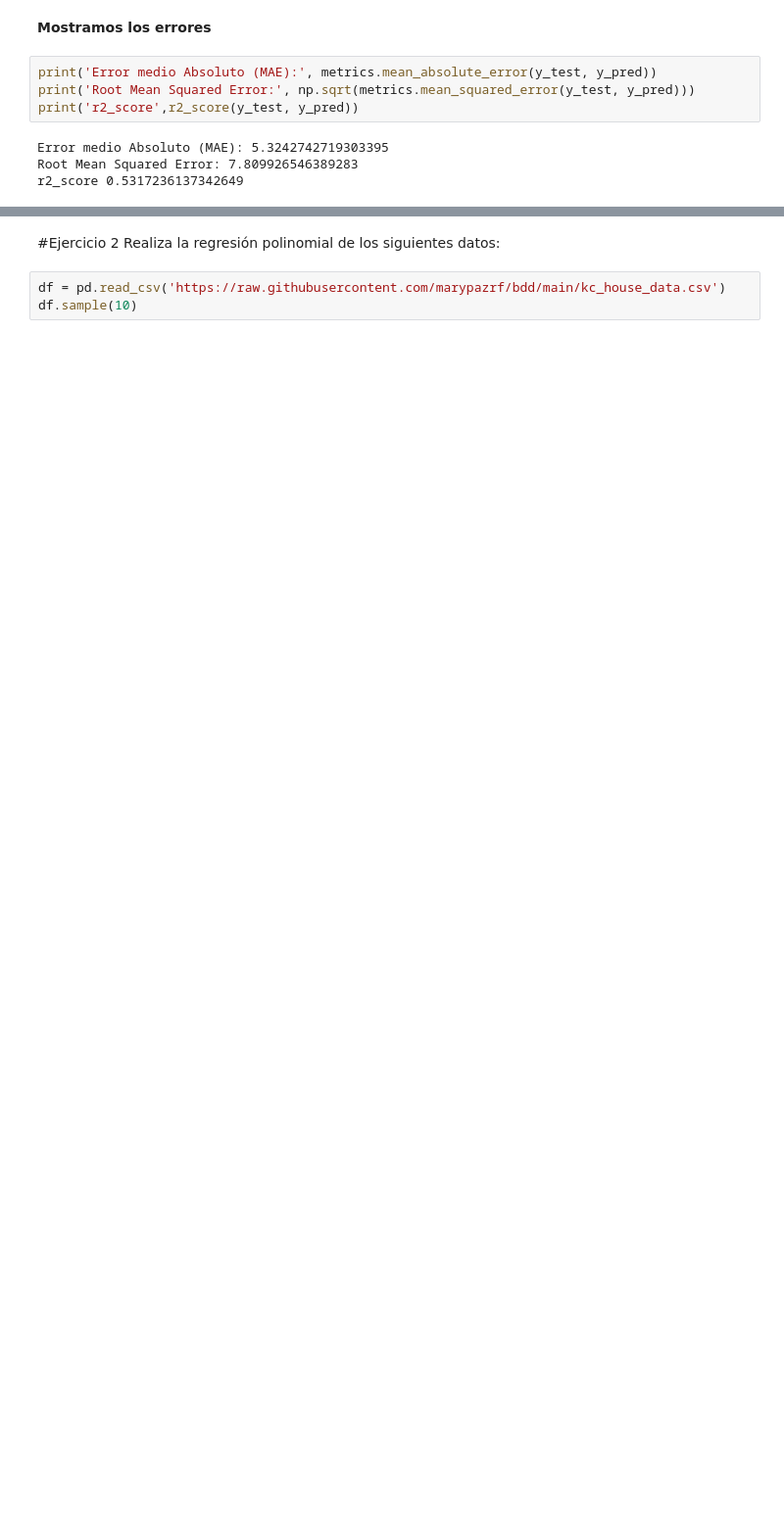
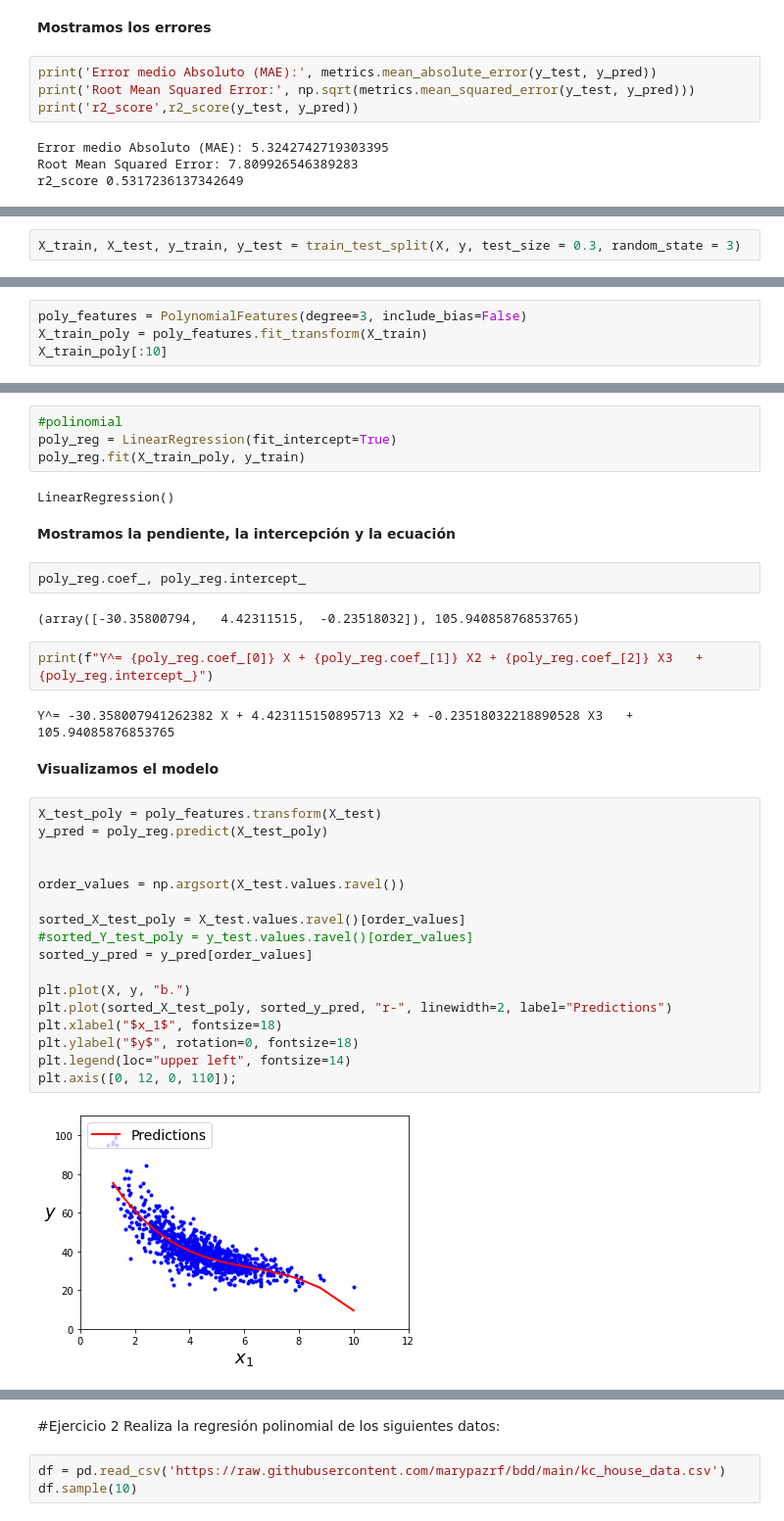
Before and after one commit to PosgradoMNA/actividades-de-aprendizaje-LuisHermenegildo1, a Jupyter notebook: TecMty_Regresion_lineal_polinomial.ipynb, the cells around one changed output, grey strips where cells are left out. Shown at 98% size. Drawn from its saved outputs; the diff is of its cells as text; blank space fills up the shorter version.

Commit message:
Regresion Polinomial

```diff
--- a/TecMty_Regresion_lineal_polinomial.ipynb
+++ b/TecMty_Regresion_lineal_polinomial.ipynb
@@ -356,0 +360,2 @@ r2_score 0.5317236137342649
+# %%
+X_train, X_test, y_train, y_test = train_test_split(X, y, test_size = 0.3, random_state = 3)
@@ -356,0 +364,4 @@ r2_score 0.5317236137342649
+# %%
+poly_features = PolynomialFeatures(degree=3, include_bias=False)
+X_train_poly = poly_features.fit_transform(X_train)
+X_train_poly[:10]
@@ -356,0 +381,37 @@ r2_score 0.5317236137342649
+# %%
+#polinomial
+poly_reg = LinearRegression(fit_intercept=True)
+poly_reg.fit(X_train_poly, y_train)
+# %% [output]
+LinearRegression()
+# %% [markdown]
+**Mostramos la pendiente, la intercepción y la ecuación**
+# %%
+poly_reg.coef_, poly_reg.intercept_
+# %% [output]
+(array([-30.35800794,   4.42311515,  -0.23518032]), 105.94085876853765)
+# %%
+print(f"Y^= {poly_reg.coef_[0]} X + {poly_reg.coef_[1]} X2 + {poly_reg.coef_[2]} X3   + {poly_reg.intercept_}")
+# %% [output]
+Y^= -30.358007941262382 X + 4.423115150895713 X2 + -0.23518032218890528 X3   + 105.94085876853765
+# %% [markdown]
+**Visualizamos el modelo**
+# %%
+X_test_poly = poly_features.transform(X_test)
+y_pred = poly_reg.predict(X_test_poly)
+
+
+order_values = np.argsort(X_test.values.ravel())
+
+sorted_X_test_poly = X_test.values.ravel()[order_values]
+#sorted_Y_test_poly = y_test.values.ravel()[order_values]
+sorted_y_pred = y_pred[order_values]
+
+plt.plot(X, y, "b.")
+plt.plot(sorted_X_test_poly, sorted_y_pred, "r-", linewidth=2, label="Predictions")
+plt.xlabel("$x_1$", fontsize=18)
+plt.ylabel("$y$", rotation=0, fontsize=18)
+plt.legend(loc="upper left", fontsize=14)
+plt.axis([0, 12, 0, 110]);
+# %% [output]
+[figure, added]
```
Also changed, not shown: parts of 28 cells of this notebook.
